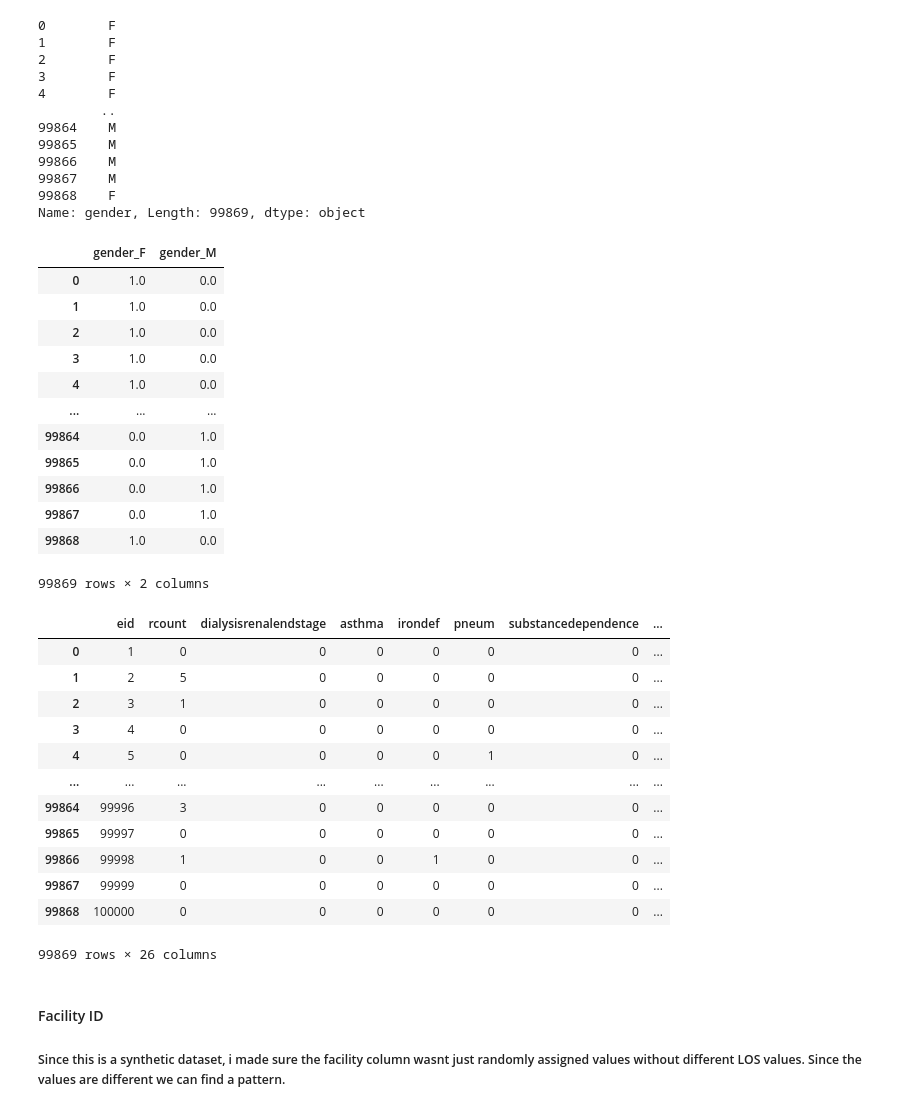
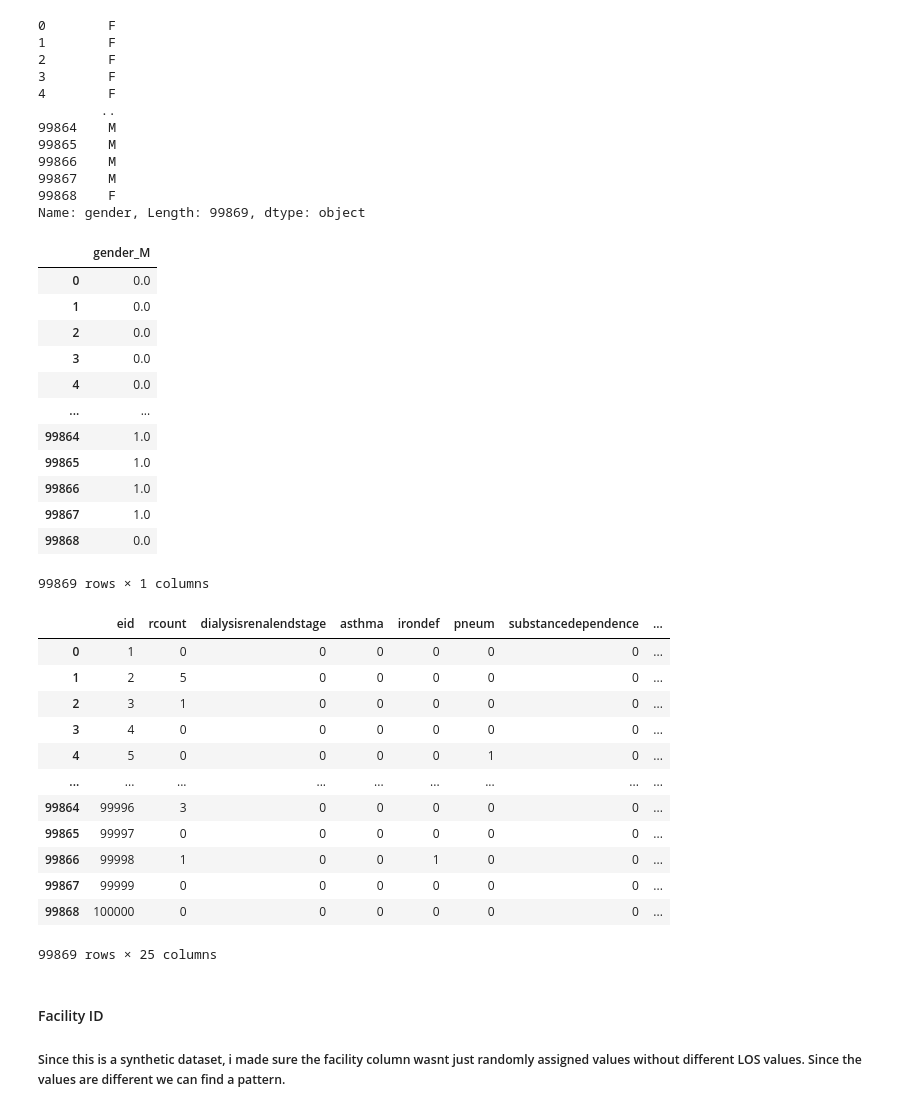
Before and after one commit to Mussab157/hospital-los-prediction, a Jupyter notebook: notebooks/2_preprocessing.ipynb, the cells around one changed output. Saved outputs shown, nothing was run; the diff lists cells and outputs as text; code cells hidden in the pictures.

```diff
--- a/notebooks/2_preprocessing.ipynb
+++ b/notebooks/2_preprocessing.ipynb
@@ -48,23 +48,23 @@ los_cleaned_df['gender']
 99868    F
 Name: gender, Length: 99869, dtype: object
 # %%
-enc=OneHotEncoder(handle_unknown='ignore', sparse_output=False).set_output(transform='pandas')
+enc=OneHotEncoder(handle_unknown='ignore', sparse_output=False, drop='first').set_output(transform='pandas')
 enc_transform=enc.fit_transform(los_cleaned_df[['gender']])
 enc_transform
 # %% [output]
-|  | gender_F | gender_M |
-| 0 | 1.0 | 0.0 |
-| 1 | 1.0 | 0.0 |
-| 2 | 1.0 | 0.0 |
-| 3 | 1.0 | 0.0 |
-| 4 | 1.0 | 0.0 |
-| ... | ... | ... |
-| 99864 | 0.0 | 1.0 |
-| 99865 | 0.0 | 1.0 |
-| 99866 | 0.0 | 1.0 |
-| 99867 | 0.0 | 1.0 |
-| 99868 | 1.0 | 0.0 |
+|  | gender_M |
+| 0 | 0.0 |
+| 1 | 0.0 |
+| 2 | 0.0 |
+| 3 | 0.0 |
+| 4 | 0.0 |
+| ... | ... |
+| 99864 | 1.0 |
+| 99865 | 1.0 |
+| 99866 | 1.0 |
+| 99867 | 1.0 |
+| 99868 | 0.0 |
-99869 rows × 2 columns
+99869 rows × 1 columns
 # %%
 los_cleaned_df=pd.concat([los_cleaned_df, enc_transform], axis=1).drop(columns=['gender'])
 # %%
@@ -82,7 +82,7 @@ los_cleaned_df
 | 99866 | 99998 | 1 | 0 | 0 | 1 | 0 | 0 | ... |
 | 99867 | 99999 | 0 | 0 | 0 | 0 | 0 | 0 | ... |
 | 99868 | 100000 | 0 | 0 | 0 | 0 | 0 | 0 | ... |
-99869 rows × 26 columns
+99869 rows × 25 columns
 # %% [markdown]
 #### Facility ID
 ##### Since this is a synthetic dataset, i made sure the facility column wasnt just randomly assigned values without different LOS values. Since the values are different we can find a pattern.
```
Also changed, not shown: parts of 10 cells of this notebook, 3 other files.
